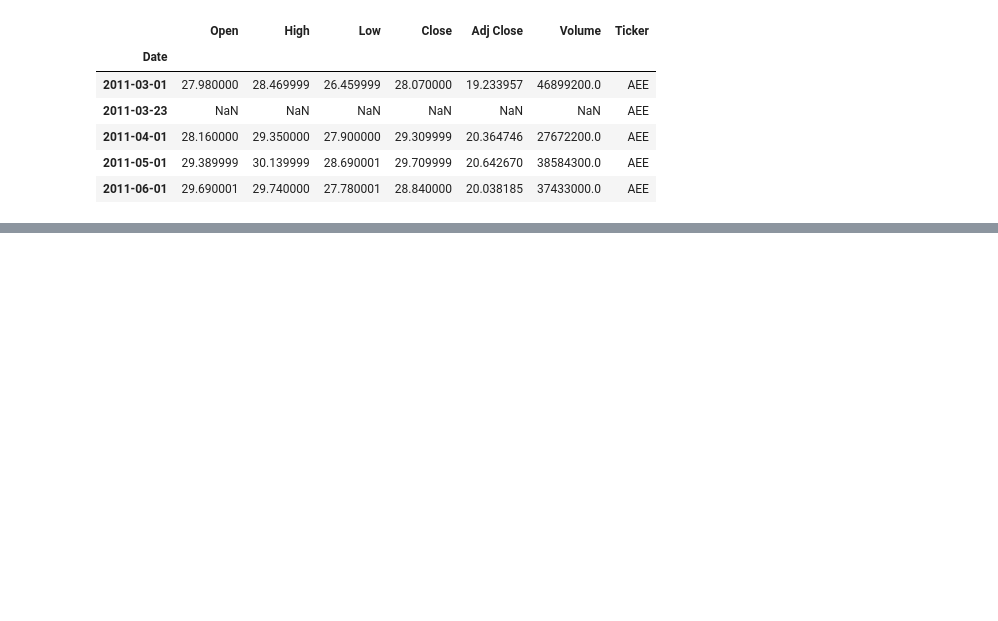
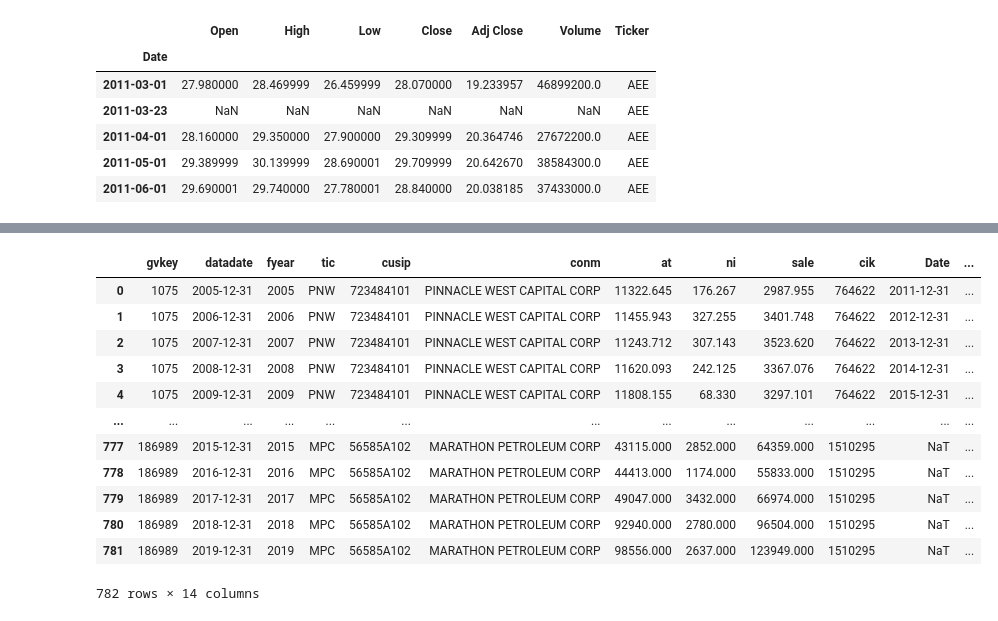
Before and after one commit to maralinetorres/BU-Capstone-Predicting-Environmental-Actions, a Jupyter notebook: Exploring Yahoo Dataset.ipynb, the cells around one changed output, grey strips where cells are left out. Saved outputs shown, nothing was run; the diff lists cells and outputs as text; code cells hidden in the pictures; blank space fills up the shorter version.

```diff
--- a/Exploring Yahoo Dataset.ipynb
+++ b/Exploring Yahoo Dataset.ipynb
@@ -283,0 +293,8 @@ df
+# %%
+df_all_returns['Year'] = pd.DatetimeIndex(df_all_returns.index).year
+
+df_all_returns.rename(columns={'Adj Close' : 'Annual Return'}, inplace=True)
+# %%
+# df_all_returns['Date'] = df_all_returns.index
+df_all_returns.reset_index(inplace=True)
+df_all_returns
@@ -283,0 +317,21 @@ df
+# %%
+wrds_df = pd.read_csv(r'Datasets\wrds_52_data.csv')
+wrds_df['datadate'] = pd.to_datetime(wrds_df['datadate'], format='%Y%m%d')
+# %%
+merged_df = wrds_df.join(df_all_returns, lsuffix=['datadate'], rsuffix=['Date'], how='left')
+# %%
+merged_df
+# %% [output]
+|  | gvkey | datadate | fyear | tic | cusip | conm | at | ni | sale | cik | Date | ... |
+| 0 | 1075 | 2005-12-31 | 2005 | PNW | 723484101 | PINNACLE WEST CAPITAL CORP | 11322.645 | 176.267 | 2987.955 | 764622 | 2011-12-31 | ... |
+| 1 | 1075 | 2006-12-31 | 2006 | PNW | 723484101 | PINNACLE WEST CAPITAL CORP | 11455.943 | 327.255 | 3401.748 | 764622 | 2012-12-31 | ... |
+| 2 | 1075 | 2007-12-31 | 2007 | PNW | 723484101 | PINNACLE WEST CAPITAL CORP | 11243.712 | 307.143 | 3523.620 | 764622 | 2013-12-31 | ... |
+| 3 | 1075 | 2008-12-31 | 2008 | PNW | 723484101 | PINNACLE WEST CAPITAL CORP | 11620.093 | 242.125 | 3367.076 | 764622 | 2014-12-31 | ... |
+| 4 | 1075 | 2009-12-31 | 2009 | PNW | 723484101 | PINNACLE WEST CAPITAL CORP | 11808.155 | 68.330 | 3297.101 | 764622 | 2015-12-31 | ... |
+| ... | ... | ... | ... | ... | ... | ... | ... | ... | ... | ... | ... | ... |
+| 777 | 186989 | 2015-12-31 | 2015 | MPC | 56585A102 | MARATHON PETROLEUM CORP | 43115.000 | 2852.000 | 64359.000 | 1510295 | NaT | ... |
+| 778 | 186989 | 2016-12-31 | 2016 | MPC | 56585A102 | MARATHON PETROLEUM CORP | 44413.000 | 1174.000 | 55833.000 | 1510295 | NaT | ... |
+| 779 | 186989 | 2017-12-31 | 2017 | MPC | 56585A102 | MARATHON PETROLEUM CORP | 49047.000 | 3432.000 | 66974.000 | 1510295 | NaT | ... |
+| 780 | 186989 | 2018-12-31 | 2018 | MPC | 56585A102 | MARATHON PETROLEUM CORP | 92940.000 | 2780.000 | 96504.000 | 1510295 | NaT | ... |
+| 781 | 186989 | 2019-12-31 | 2019 | MPC | 56585A102 | MARATHON PETROLEUM CORP | 98556.000 | 2637.000 | 123949.000 | 1510295 | NaT | ... |
+782 rows × 14 columns
```
Also changed, not shown: parts of 17 cells of this notebook, 1 other file.
